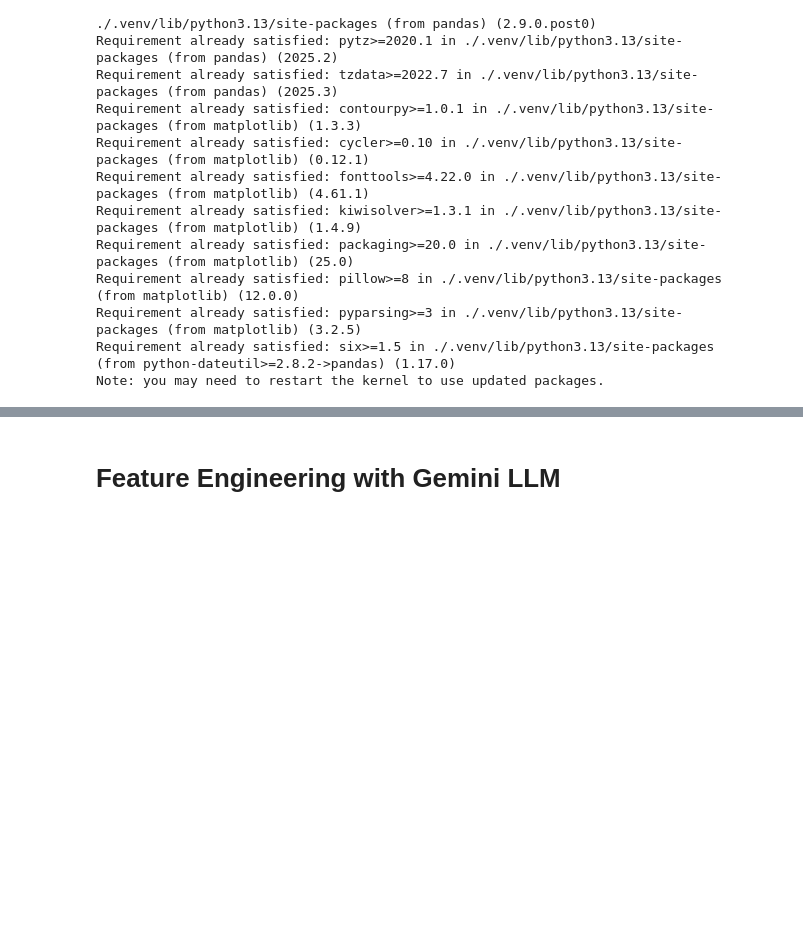
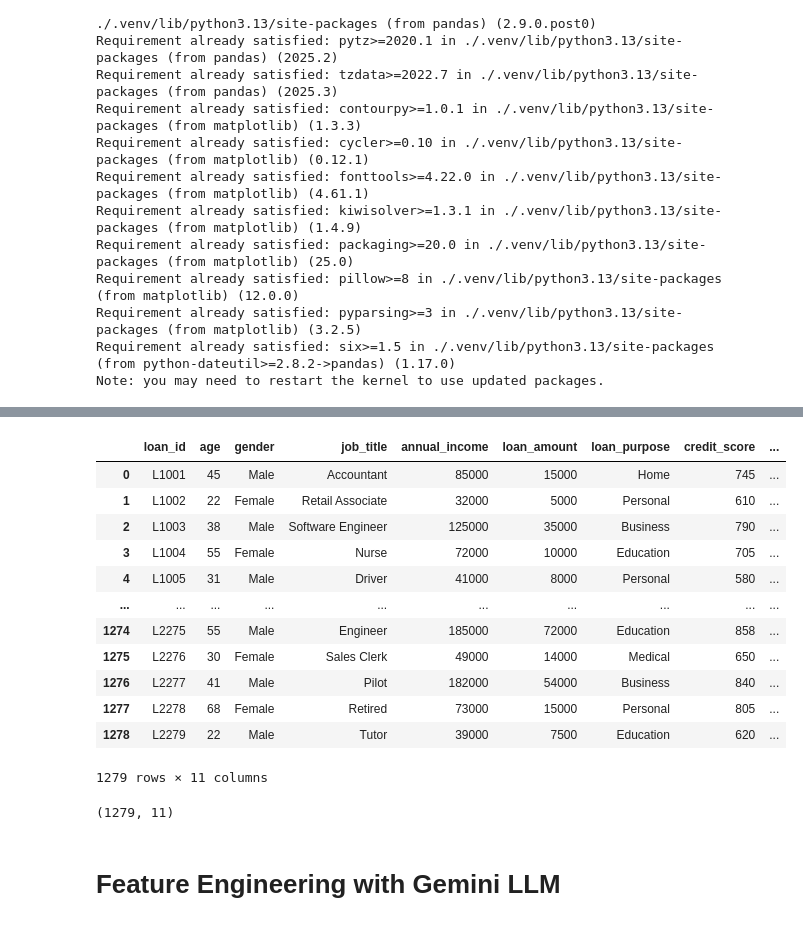
Before and after one commit to hazhalim/dmw-group-project, a Jupyter notebook: WIE3007_Group_Project_Group_11.ipynb, the cells around one changed output, grey strips where cells are left out. Drawn from its saved outputs; the diff is of its cells as text; code cells hidden in the pictures; blank space fills up the shorter version.

Commit message:
Simulated dataset for project and saved to .csv file for other group members to use

```diff
--- a/WIE3007_Group_Project_Group_11.ipynb
+++ b/WIE3007_Group_Project_Group_11.ipynb
@@ -35,0 +40,38 @@ import seaborn as sns
+# %%
+from google import genai
+
+# Get the client
+client = genai.Client(api_key='AIzaSyBzqrGAaG1Ch6MxVGRl1yNfs9MANUtBTHI')
+# %%
+dataset_simulation_prompt = """
+Act as a financial data simulator.
+Generate 5000 rows of synthetic bank loan application data in valid CSV format.
+
+The dataset must be realistic and contain financial patterns suitable for predictive modelling (classification).
+Include the following columns:
+1. loan_id: Unique identifier (eg 1001, L1002...).
+2. age: Numeric (eg 18 to 70).
+3. gender: Categorical ('Male', 'Female').
+4. job_title: Specific job role (eg "Software Engineer", "Nurse", "Barista", "Accountant", "Driver"). Vary these significantly.
+5. annual_income: Numeric (eg 20000 to 150000).
+6. loan_amount: Numeric (eg 2000 to 50000).
+7. loan_purpose: Categorical ('Home', 'Business', 'Education', 'Medical', 'Personal').
+8. credit_score: Numeric (eg 300 to 850).
+9. number_of_dependents: Numeric (0 to 5).
+10. applicant_statement: A realistic text field (2 to 3 sentences) written by the applicant explaining why they need the loan and how they plan to pay it back. Vary the tone of applicant_statement to sound either confident, desperate, professional, or vague to allow for later NLP sentiment and risk analysis.
+11. loan_status: Target variable (0 for Rejected/Default, 1 for Approved/Paid).
+
+Crucial requirement for logic:
+- PLEASE ensure correlations exist between the features (with realistic, logical sense) to prevent the model from being random.
+- Logic 1 (Risk): Applicants with low income, high loan_amount, low credit_score, or "desperate"-sounding statements should have a higher chance of being '0' (Rejected), and whatever is common sense within this logic.
+- Logic 2 (Stability): Applicants with professional job titles (eg "Engineer", "Doctor", within similar types), high credit scores, and "confident"-sounding statements have a higher chance of being '1' (Approved), and whatever is common sense within this logic.
+- Logic 3 (Life Stage): Younger applicants (age under 25) should typically have lower income and shorter credit history (lower scores), and whatever is common sense within this logic.
+
+Output ONLY the CSV data (with header, delimiter is ','), no other text.
+"""
+# %%
+dataset_response = client.models.generate_content(
+    model="gemini-flash-lite-latest", contents=dataset_simulation_prompt
+)
+
+dataset_text = dataset_response.text
@@ -35,0 +98,25 @@ import seaborn as sns
+# %%
+import io
+
+# Read the dataset text into a DataFrame
+df = pd.read_csv(io.StringIO(dataset_text))
+# %%
+df
+# %% [output]
+|  | loan_id | age | gender | job_title | annual_income | loan_amount | loan_purpose | credit_score | ... |
+| 0 | L1001 | 45 | Male | Accountant | 85000 | 15000 | Home | 745 | ... |
+| 1 | L1002 | 22 | Female | Retail Associate | 32000 | 5000 | Personal | 610 | ... |
+| 2 | L1003 | 38 | Male | Software Engineer | 125000 | 35000 | Business | 790 | ... |
+| 3 | L1004 | 55 | Female | Nurse | 72000 | 10000 | Education | 705 | ... |
+| 4 | L1005 | 31 | Male | Driver | 41000 | 8000 | Personal | 580 | ... |
+| ... | ... | ... | ... | ... | ... | ... | ... | ... | ... |
+| 1274 | L2275 | 55 | Male | Engineer | 185000 | 72000 | Education | 858 | ... |
+| 1275 | L2276 | 30 | Female | Sales Clerk | 49000 | 14000 | Medical | 650 | ... |
+| 1276 | L2277 | 41 | Male | Pilot | 182000 | 54000 | Business | 840 | ... |
+| 1277 | L2278 | 68 | Female | Retired | 73000 | 15000 | Personal | 805 | ... |
+| 1278 | L2279 | 22 | Male | Tutor | 39000 | 7500 | Education | 620 | ... |
+1279 rows × 11 columns
+# %%
+df.shape
+# %% [output]
+(1279, 11)
```
Also changed, not shown: parts of 4 cells of this notebook.
